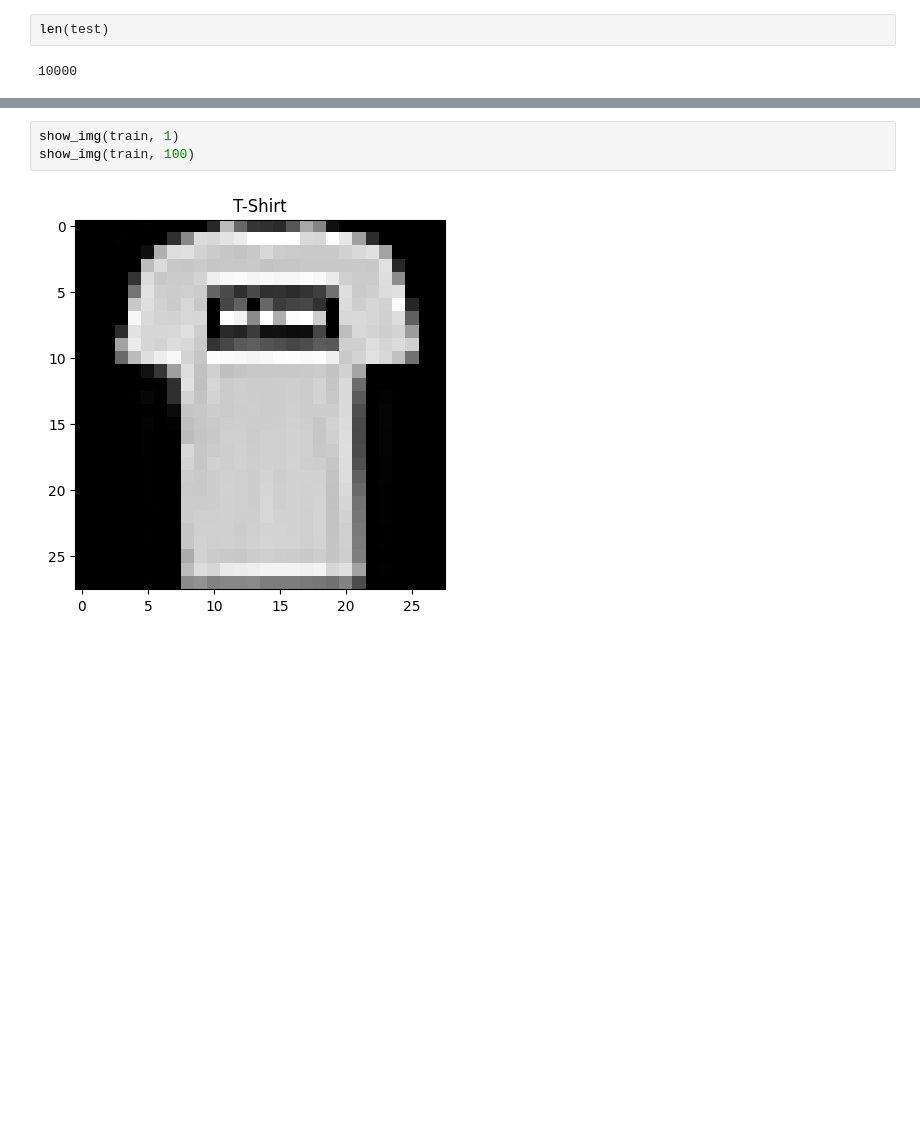
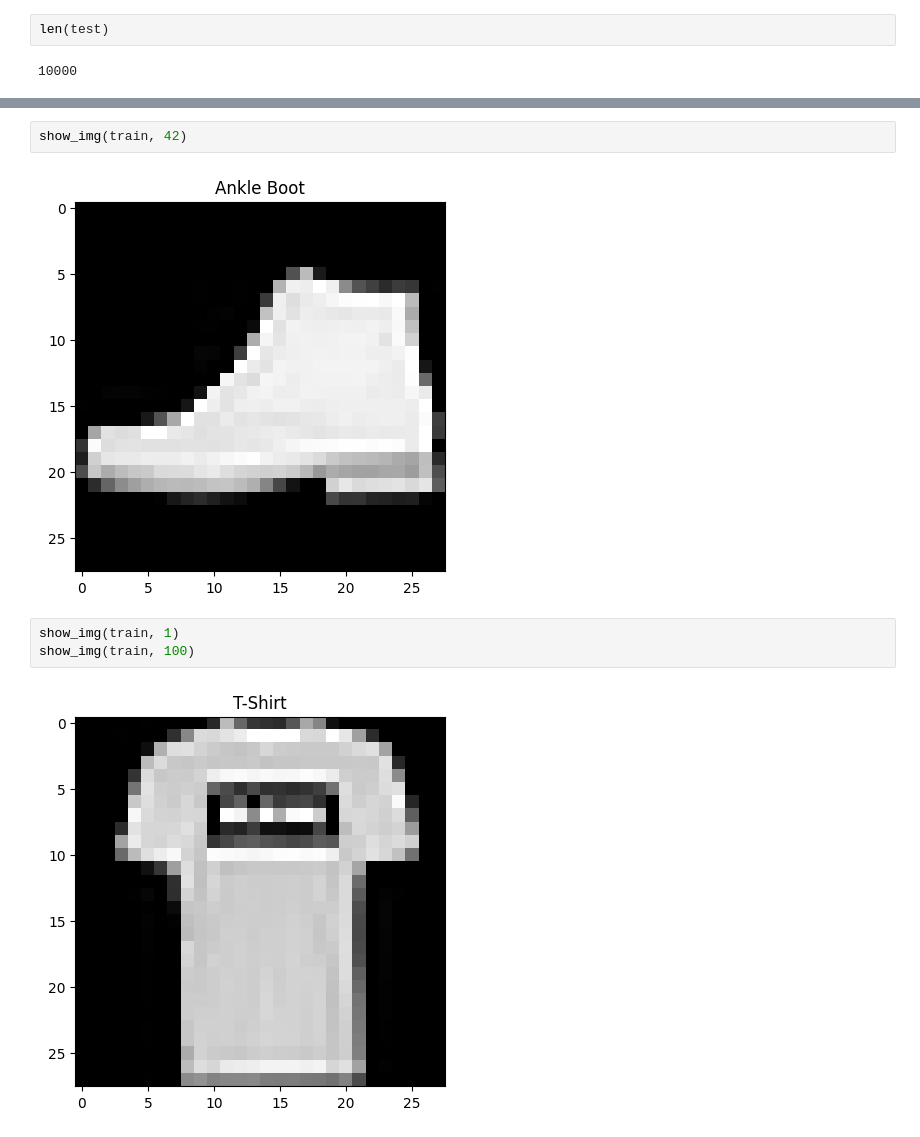
Before and after one commit to mitkrieg/dl-assignment-3, a Jupyter notebook: gan.ipynb, the cells around one changed output, grey strips where cells are left out. Cells and saved outputs as stored; diff of their text form; blank space fills up the shorter version.

```diff
--- a/gan.ipynb
+++ b/gan.ipynb
@@ -142,3 +156,7 @@ len(test)
+# %%
+show_img(train, 42)
+# %% [output]
+[figure, added]
 # %%
 show_img(train, 1)
 show_img(train, 100)
```
Also changed, not shown: parts of 4 cells of this notebook.
